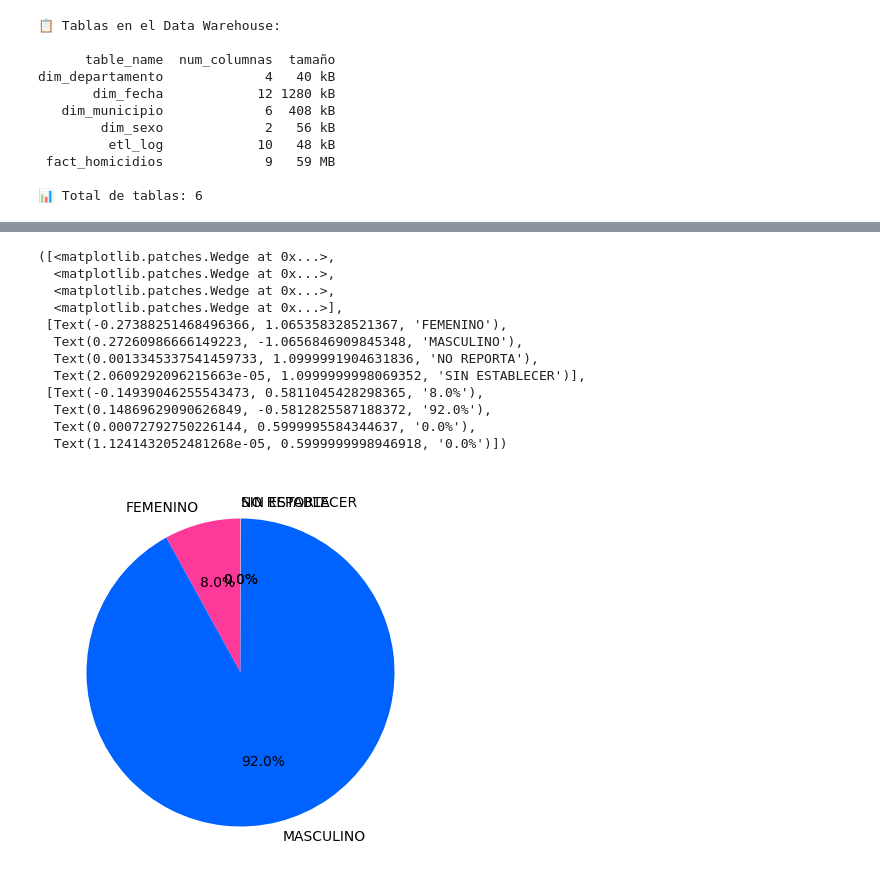
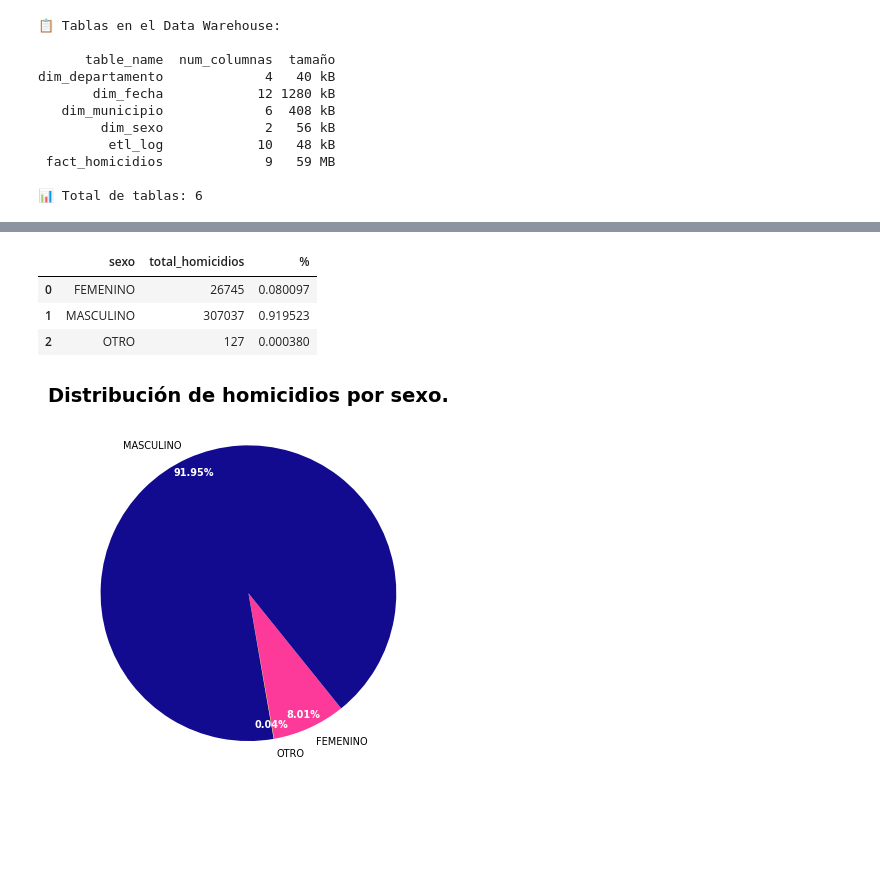
Before and after one commit to deleonray314/ML-Homicidios, a Jupyter notebook: notebooks/EDA.ipynb, the cells around one changed output, grey strips where cells are left out. Cells and saved outputs as stored; diff of their text form; code cells hidden in the pictures; blank space fills up the shorter version.

```diff
--- a/notebooks/EDA.ipynb
+++ b/notebooks/EDA.ipynb
@@ -197,6 +204,14 @@ colores_zona = {
 # %%
-#  se crea sub df de la cantidad de homicidios por sexo.
+#  Se crea sub df de la cantidad de homicidios por sexo.
 df_sexo = df[['sexo','total_homicidios']].copy()
+
+# Definir los valores a agrupar
+val_agrupar = ['NO REPORTA', 'SIN ESTABLECER'] # Valors tan pequeños que no son visibles en la gráfica
+
+# Reemplazar los valores mnimos por el nombre OTRO.
+df_sexo['sexo'] = df_sexo['sexo'].replace(val_agrupar, 'OTRO')
+
+# Agrupar los datos por sexo
 df_sexo_agrupado = (
     df_sexo
     .groupby(['sexo'])
@@ -214,30 +221,41 @@ df_sexo_agrupado.head()
+# %%
+# Viusalización de los porcentajes
+df_sexo_agrupado['%'] = df_sexo_agrupado['total_homicidios']/df_sexo_agrupado['total_homicidios'].sum()
+df_sexo_agrupado
+# %% [output]
+|  | sexo | total_homicidios | % |
+| 0 | FEMENINO | 26745 | 0.080097 |
+| 1 | MASCULINO | 307037 | 0.919523 |
+| 2 | OTRO | 127 | 0.000380 |
 # %%
 # Lista de colores ordenada
 colores_ordenados =  [colores_sexo.get(nombre) for nombre in df_sexo_agrupado['sexo']]
 # Se Visualizan los datos a través de un pie chart
-plt.figure(figsize=(10,5))
-
-plt.pie(
+# Se capturan los retornos
+patches, text, autotext = plt.pie(
     df_sexo_agrupado['total_homicidios'],
     labels=df_sexo_agrupado['sexo'],
-    autopct='%1.1f%%',
+    autopct='%1.2f%%',
     colors=colores_ordenados,
-    startangle=90
+    textprops={'fontsize':7},
+    startangle=280,
+    pctdistance=0.9
 )
+
+# Ahora se define el color blando para los porcentajes
+plt.setp(autotext, color='white', fontweight='bold')
+
+plt.title(
+    'Distribución de homicidios por sexo.',
+    fontsize=14,
+    fontweight='bold',
+    pad=5,
+    loc='center'
+)
+
+plt.show()
 # %% [output]
-([<matplotlib.patches.Wedge at 0x...>,
-  <matplotlib.patches.Wedge at 0x...>,
-  <matplotlib.patches.Wedge at 0x...>,
-  <matplotlib.patches.Wedge at 0x...>],
- [Text(-0.27388251468496366, 1.065358328521367, 'FEMENINO'),
-  Text(0.27260986666149223, -1.0656846909845348, 'MASCULINO'),
-  Text(0.0013345337541459733, 1.0999991904631836, 'NO REPORTA'),
-  Text(2.0609292096215663e-05, 1.0999999998069352, 'SIN ESTABLECER')],
- [Text(-0.14939046255543473, 0.5811045428298365, '8.0%'),
-  Text(0.14869629090626849, -0.5812825587188372, '92.0%'),
-  Text(0.00072792750226144, 0.5999995584344637, '0.0%'),
-  Text(1.1241432052481268e-05, 0.5999999998946918, '0.0%')])
-[figure, old version]
+[figure, new version]
 # %%
 # Gestión de los patrones generales de visualización.
 fig2, ax2 = plt.subplots(figsize=(8,5), facecolor='white')
```
Also changed, not shown: parts of 34 cells of this notebook, 1 other file.
